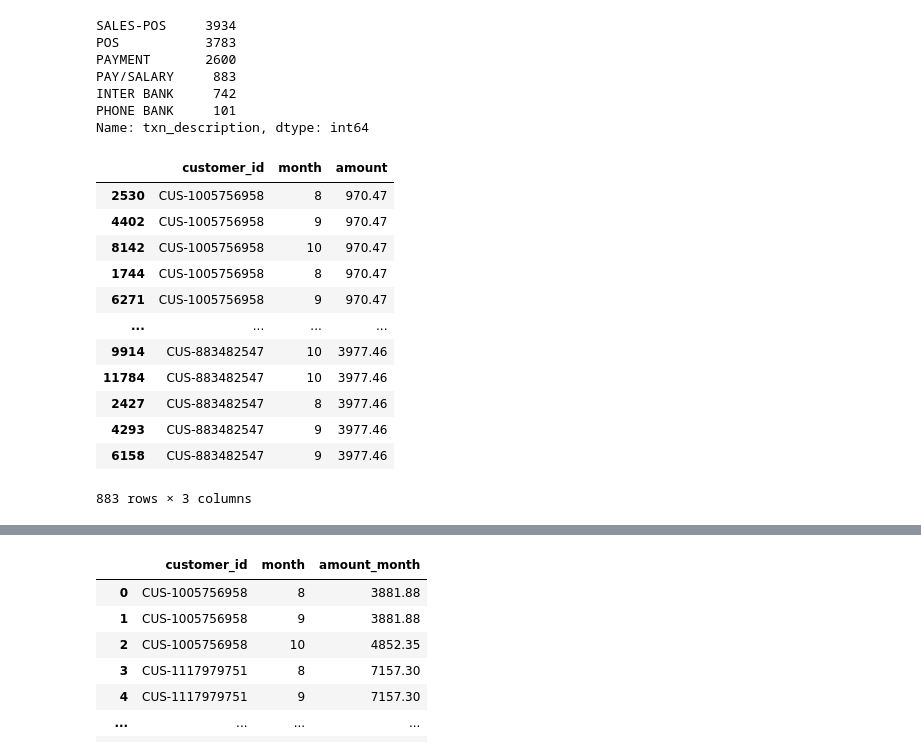
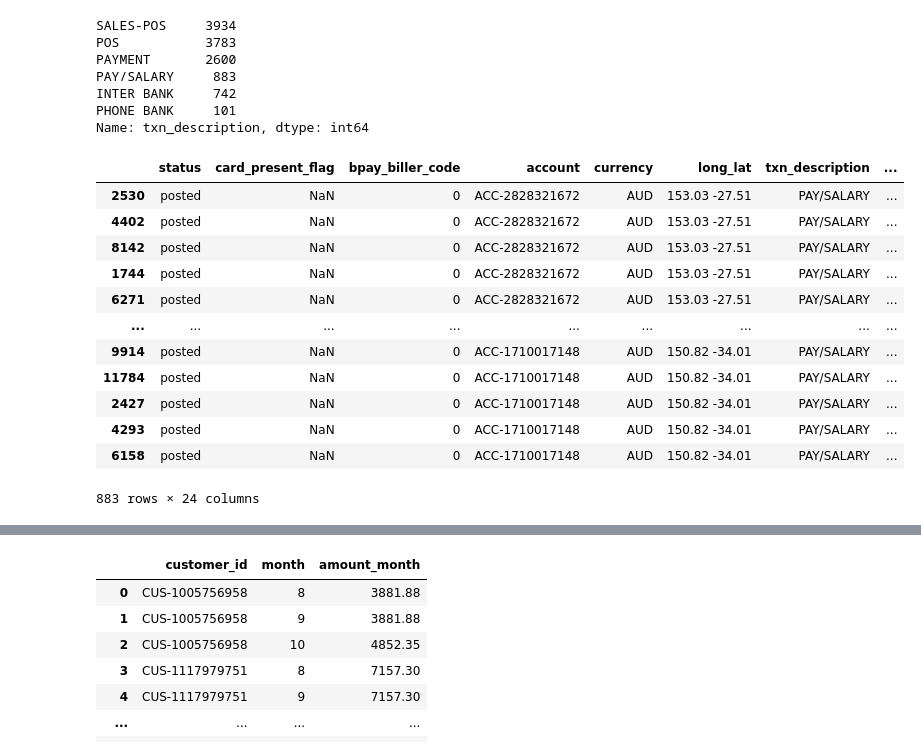
Before and after one commit to jtavara23/ANZ-synthesised-transaction-dataset, a Jupyter notebook: Task 2. Annual Salary Prediction .ipynb, the cells around one changed output, grey strips where cells are left out. Drawn from its saved outputs; the diff is of its cells as text; code cells hidden in the pictures.

```diff
--- a/Task 2. Annual Salary Prediction .ipynb
+++ b/Task 2. Annual Salary Prediction .ipynb
@@ -65,19 +65,20 @@ INTER BANK     742
 PHONE BANK     101
 Name: txn_description, dtype: int64
 # %%
-df_salary_payment = df[df['txn_description']== 'PAY/SALARY'][['customer_id', 'month', 'amount']]
-df_salary_payment.sort_values(by=['customer_id'])
+df_salary_payment = df[df['txn_description']== 'PAY/SALARY'].copy()
+df_salary_payment.sort_values(by=['customer_id'], inplace=True)
+df_salary_payment
 # %% [output]
-|  | customer_id | month | amount |
-| 2530 | CUS-1005756958 | 8 | 970.47 |
-| 4402 | CUS-1005756958 | 9 | 970.47 |
-| 8142 | CUS-1005756958 | 10 | 970.47 |
-| 1744 | CUS-1005756958 | 8 | 970.47 |
-| 6271 | CUS-1005756958 | 9 | 970.47 |
-| ... | ... | ... | ... |
-| 9914 | CUS-883482547 | 10 | 3977.46 |
-| 11784 | CUS-883482547 | 10 | 3977.46 |
-| 2427 | CUS-883482547 | 8 | 3977.46 |
-| 4293 | CUS-883482547 | 9 | 3977.46 |
-| 6158 | CUS-883482547 | 9 | 3977.46 |
+|  | status | card_present_flag | bpay_biller_code | account | currency | long_lat | txn_description | ... |
+| 2530 | posted | NaN | 0 | ACC-2828321672 | AUD | 153.03 -27.51 | PAY/SALARY | ... |
+| 4402 | posted | NaN | 0 | ACC-2828321672 | AUD | 153.03 -27.51 | PAY/SALARY | ... |
+| 8142 | posted | NaN | 0 | ACC-2828321672 | AUD | 153.03 -27.51 | PAY/SALARY | ... |
+| 1744 | posted | NaN | 0 | ACC-2828321672 | AUD | 153.03 -27.51 | PAY/SALARY | ... |
+| 6271 | posted | NaN | 0 | ACC-2828321672 | AUD | 153.03 -27.51 | PAY/SALARY | ... |
+| ... | ... | ... | ... | ... | ... | ... | ... | ... |
+| 9914 | posted | NaN | 0 | ACC-1710017148 | AUD | 150.82 -34.01 | PAY/SALARY | ... |
+| 11784 | posted | NaN | 0 | ACC-1710017148 | AUD | 150.82 -34.01 | PAY/SALARY | ... |
+| 2427 | posted | NaN | 0 | ACC-1710017148 | AUD | 150.82 -34.01 | PAY/SALARY | ... |
+| 4293 | posted | NaN | 0 | ACC-1710017148 | AUD | 150.82 -34.01 | PAY/SALARY | ... |
+| 6158 | posted | NaN | 0 | ACC-1710017148 | AUD | 150.82 -34.01 | PAY/SALARY | ... |
-883 rows × 3 columns
+883 rows × 24 columns
```
Also changed, not shown: parts of 50 cells of this notebook.
